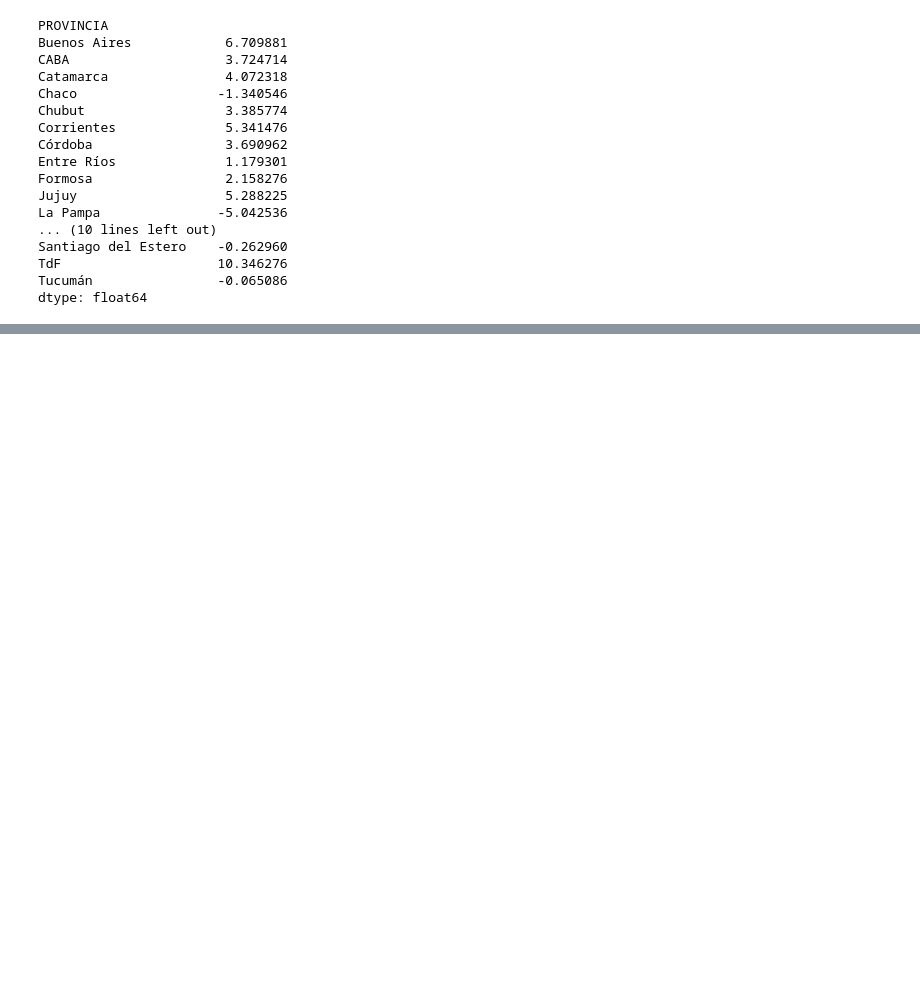
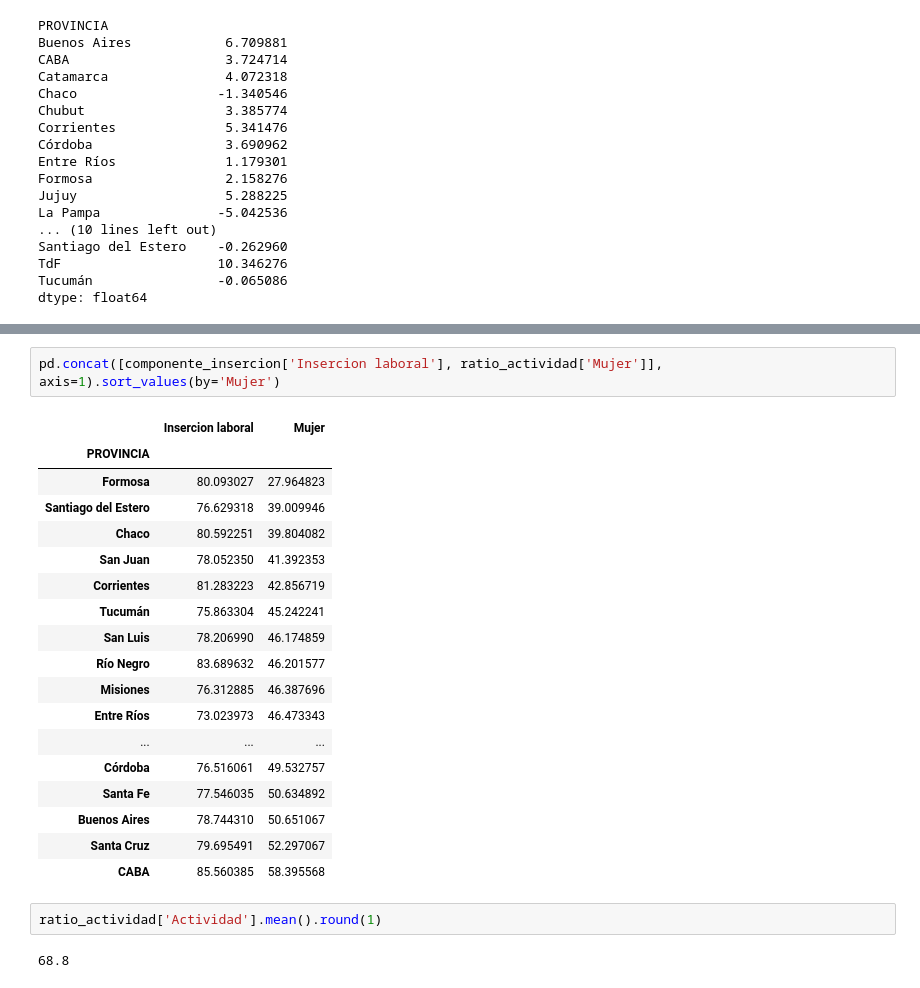
Before and after one commit to datos-Fundar/indice-mercado-trabajo-ingresos, a Jupyter notebook: modulos/calculos/03_agregacion_componentes.ipynb, the cells around one changed output, grey strips where cells are left out. Drawn from its saved outputs; the diff is of its cells as text; blank space fills up the shorter version.

```diff
--- a/modulos/calculos/03_agregacion_componentes.ipynb
+++ b/modulos/calculos/03_agregacion_componentes.ipynb
@@ -175,0 +184,25 @@ dtype: float64
+# %%
+pd.concat([componente_insercion['Insercion laboral'], ratio_actividad['Mujer']], axis=1).sort_values(by='Mujer')
+# %% [output]
+|  | Insercion laboral | Mujer |
+| PROVINCIA |  |  |
+| Formosa | 80.093027 | 27.964823 |
+| Santiago del Estero | 76.629318 | 39.009946 |
+| Chaco | 80.592251 | 39.804082 |
+| San Juan | 78.052350 | 41.392353 |
+| Corrientes | 81.283223 | 42.856719 |
+| Tucumán | 75.863304 | 45.242241 |
+| San Luis | 78.206990 | 46.174859 |
+| Río Negro | 83.689632 | 46.201577 |
+| Misiones | 76.312885 | 46.387696 |
+| Entre Ríos | 73.023973 | 46.473343 |
+| ... | ... | ... |
+| Córdoba | 76.516061 | 49.532757 |
+| Santa Fe | 77.546035 | 50.634892 |
+| Buenos Aires | 78.744310 | 50.651067 |
+| Santa Cruz | 79.695491 | 52.297067 |
+| CABA | 85.560385 | 58.395568 |
+# %%
+ratio_actividad['Actividad'].mean().round(1)
+# %% [output]
+68.8
```
Also changed, not shown: parts of 2 cells of this notebook, 5 other files.
